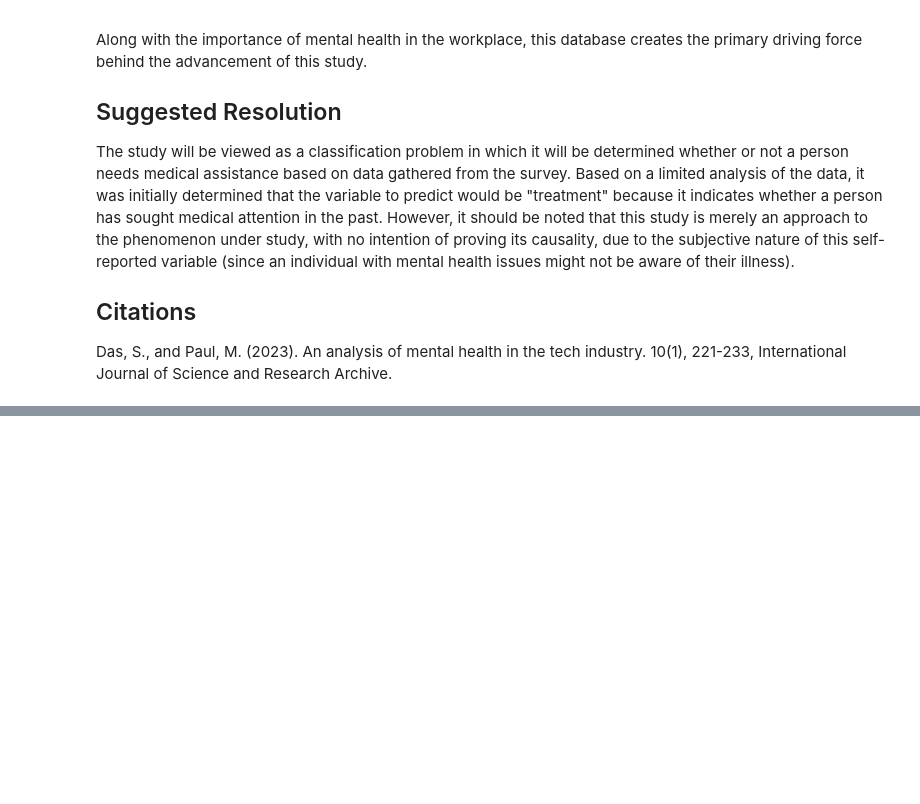
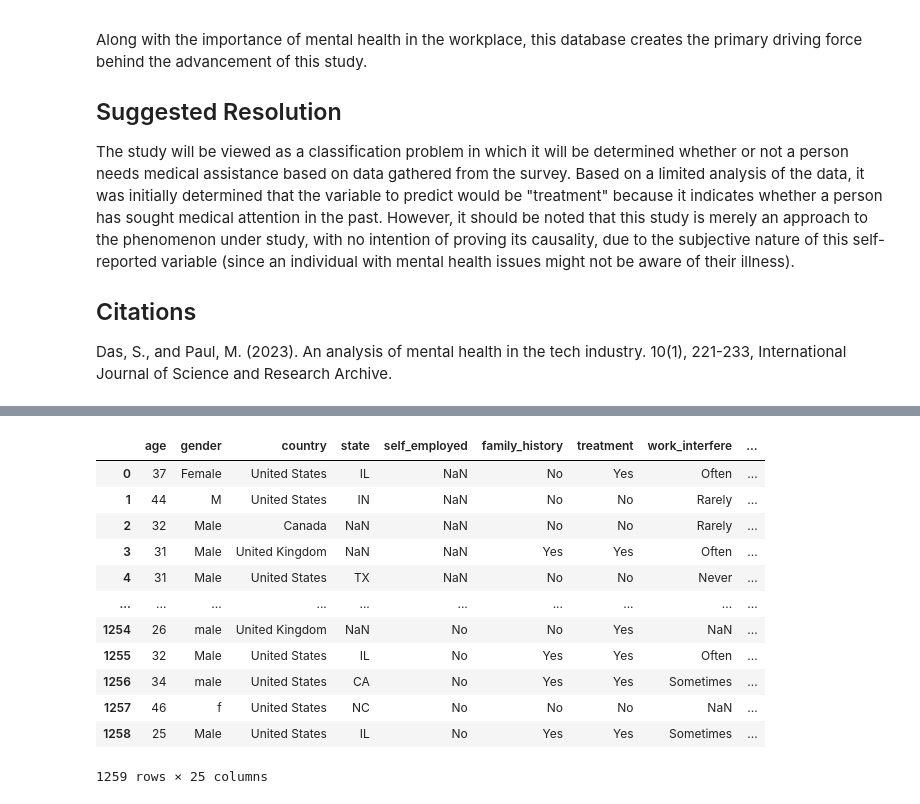
Before and after one commit to surajadkhari/Student-Mental-Health-Risk-Prediction, a Jupyter notebook: code.ipynb, the cells around one changed output, grey strips where cells are left out. Cells and saved outputs as stored; diff of their text form; code cells hidden in the pictures; blank space fills up the shorter version.

Commit message:
cleaned and maerge

```diff
--- a/code.ipynb
+++ b/code.ipynb
@@ -59,0 +126,11 @@ The information provided here comes from Open Source Mental Illness (OSMI) surve
+# %%
+
+df_2016 = pd.read_csv("data/survey_2016.csv")
+df_2017 = pd.read_csv("data/survey_2017.csv")
+df_2018 = pd.read_csv("data/survey_2018.csv")
+df_2019 = pd.read_csv("data/survey_2019.csv")
+df_2020 = pd.read_csv("data/survey_2020.csv")
+df_2021 = pd.read_csv("data/survey_2021.csv")
+df_2022 = pd.read_csv("data/survey_2022.csv")
+df_2023 = pd.read_csv("data/survey_2023.csv")
+df_2024 = pd.read_csv("data/survey_2024.csv")
@@ -59,0 +287,40 @@ The information provided here comes from Open Source Mental Illness (OSMI) surve
+# %%
+def clean_and_standardize(df, year, mapping, target_columns):
+    df = df.rename(columns={k: v for k, v in mapping.items() if k in df.columns})
+    df['survey_year'] = year
+    available_cols = [col for col in target_columns if col in df.columns]
+    return df[available_cols + ['survey_year']]
+# %%
+target_columns = [
+    'age', 'gender', 'country', 'state', 'self_employed', 'family_history',
+     'treatment', 'work_interfere', 'no_employees', 'remote_work','tech_company', 'benefits', 'care_options', 'wellness_program',
+     'seek_help', 'anonymity', 'leave', 'mental_health_consequence',
+     'phys_health_consequence', 'coworkers', 'supervisor',
+     'mental_vs_physical', 'obs_consequence', 'comments'
+]
+# %%
+
+df_2016_cleaned = clean_and_standardize(df_2016, 2016, column_mapping, target_columns)
+df_2017_cleaned = clean_and_standardize(df_2017, 2017, column_mapping, target_columns)
+df_2018_cleaned = clean_and_standardize(df_2018, 2018, column_mapping, target_columns)
+df_2019_cleaned = clean_and_standardize(df_2019, 2019, column_mapping, target_columns)
+df_2020_cleaned = clean_and_standardize(df_2020, 2020, column_mapping, target_columns)
+df_2021_cleaned = clean_and_standardize(df_2021, 2021, column_mapping, target_columns)
+df_2022_cleaned = clean_and_standardize(df_2022, 2022, column_mapping, target_columns)
+df_2023_cleaned = clean_and_standardize(df_2023, 2023, column_mapping, target_columns)
+# %%
+df_2016_cleaned
+# %% [output]
+|  | age | gender | country | state | self_employed | family_history | treatment | work_interfere | ... |
+| 0 | 37 | Female | United States | IL | NaN | No | Yes | Often | ... |
+| 1 | 44 | M | United States | IN | NaN | No | No | Rarely | ... |
+| 2 | 32 | Male | Canada | NaN | NaN | No | No | Rarely | ... |
+| 3 | 31 | Male | United Kingdom | NaN | NaN | Yes | Yes | Often | ... |
+| 4 | 31 | Male | United States | TX | NaN | No | No | Never | ... |
+| ... | ... | ... | ... | ... | ... | ... | ... | ... | ... |
+| 1254 | 26 | male | United Kingdom | NaN | No | No | Yes | NaN | ... |
+| 1255 | 32 | Male | United States | IL | No | Yes | Yes | Often | ... |
+| 1256 | 34 | male | United States | CA | No | Yes | Yes | Sometimes | ... |
+| 1257 | 46 | f | United States | NC | No | No | No | NaN | ... |
+| 1258 | 25 | Male | United States | IL | No | Yes | Yes | Sometimes | ... |
+1259 rows × 25 columns
```
Also changed, not shown: parts of 40 cells of this notebook.
